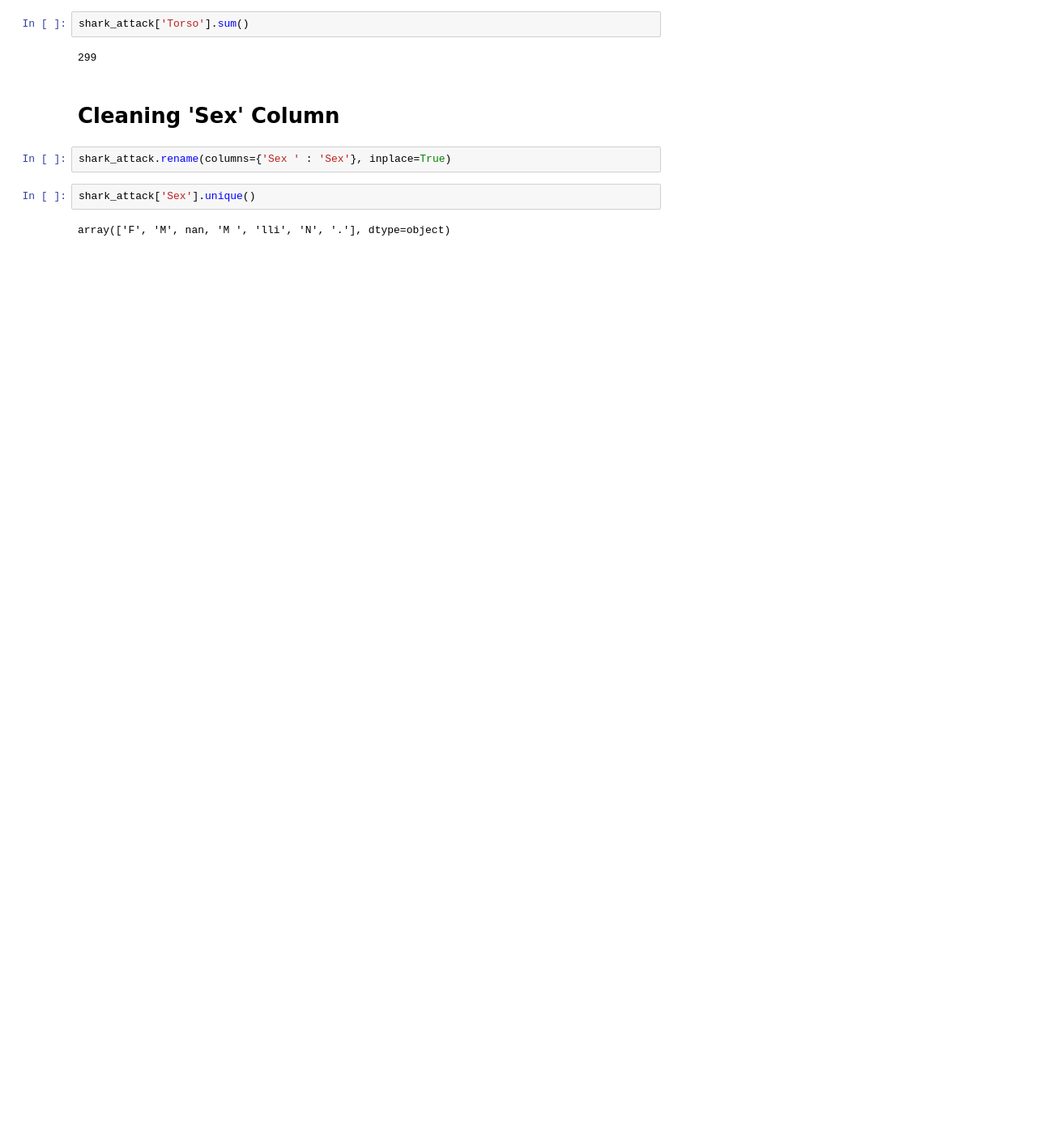
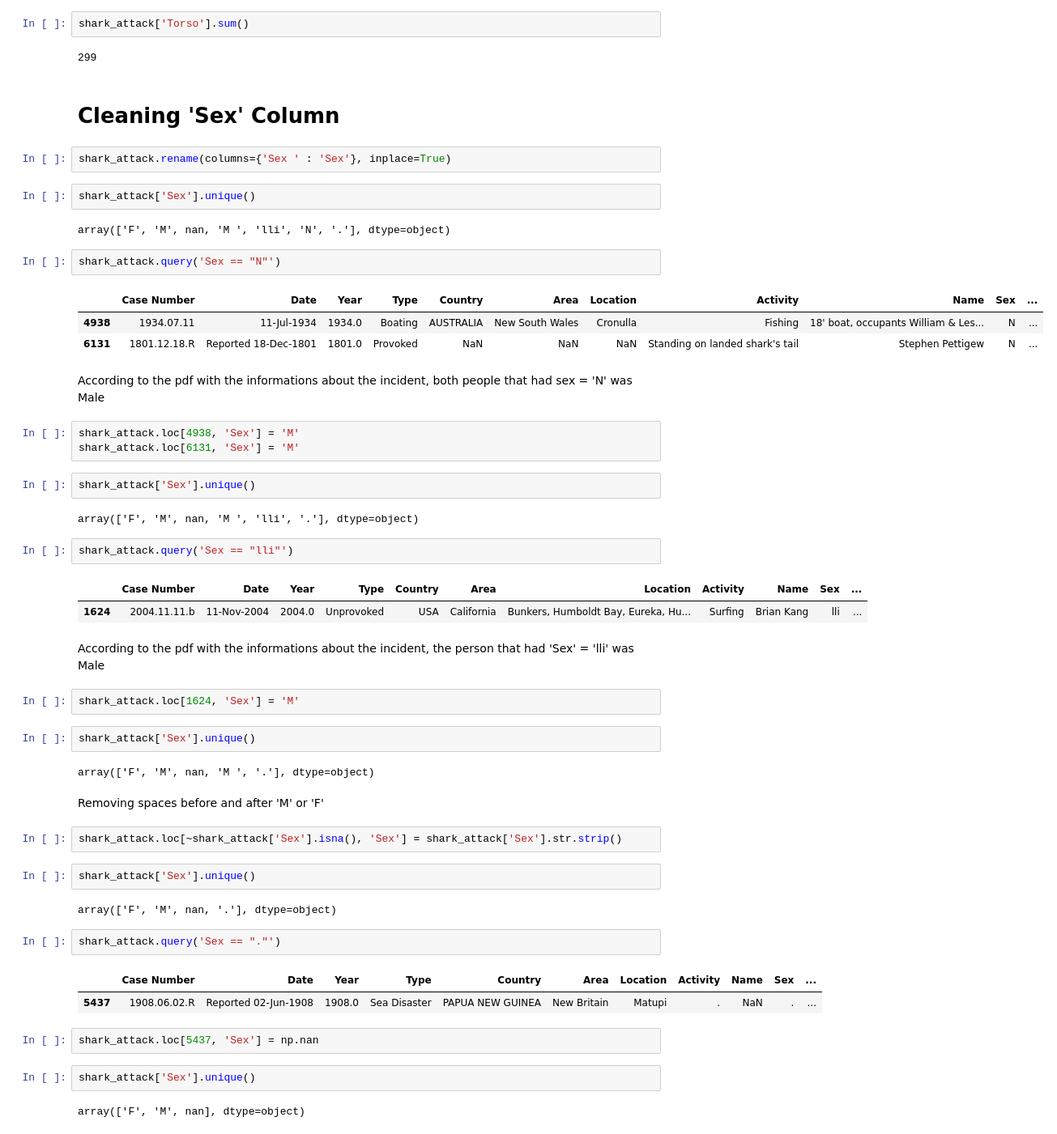
Before and after one commit to juliamoraiss/Ironhack, a Jupyter notebook: Projects/Project 2/clean dataset.ipynb, the cells around one changed output. Shown at 81% size. Drawn from its saved outputs; the diff is of its cells as text; blank space fills up the shorter version.

```diff
--- a/Projects/Project 2/clean dataset.ipynb
+++ b/Projects/Project 2/clean dataset.ipynb
@@ -106,3 +109,50 @@ shark_attack.rename(columns={'Sex ' : 'Sex'}, inplace=True)
 shark_attack['Sex'].unique()
 # %% [output]
 array(['F', 'M', nan, 'M ', 'lli', 'N', '.'], dtype=object)
+# %%
+shark_attack.query('Sex == "N"')
+# %% [output]
+|  | Case Number | Date | Year | Type | Country | Area | Location | Activity | Name | Sex | ... |
+| 4938 | 1934.07.11 | 11-Jul-1934 | 1934.0 | Boating | AUSTRALIA | New South Wales | Cronulla | Fishing | 18' boat, occupants William & Les... | N | ... |
+| 6131 | 1801.12.18.R | Reported 18-Dec-1801 | 1801.0 | Provoked | NaN | NaN | NaN | Standing on landed shark's tail | Stephen Pettigew | N | ... |
+# %% [markdown]
+According to the pdf with the informations about the incident, both people that had sex = 'N' was Male
+# %%
+shark_attack.loc[4938, 'Sex'] = 'M'
+shark_attack.loc[6131, 'Sex'] = 'M'
+# %%
+shark_attack['Sex'].unique()
+# %% [output]
+array(['F', 'M', nan, 'M ', 'lli', '.'], dtype=object)
+# %%
+shark_attack.query('Sex == "lli"')
+# %% [output]
+|  | Case Number | Date | Year | Type | Country | Area | Location | Activity | Name | Sex | ... |
+| 1624 | 2004.11.11.b | 11-Nov-2004 | 2004.0 | Unprovoked | USA | California | Bunkers, Humboldt Bay, Eureka, Hu... | Surfing | Brian Kang | lli | ... |
+# %% [markdown]
+According to the pdf with the informations about the incident, the person that had 'Sex' = 'lli' was Male
+# %%
+shark_attack.loc[1624, 'Sex'] = 'M'
+# %%
+shark_attack['Sex'].unique()
+# %% [output]
+array(['F', 'M', nan, 'M ', '.'], dtype=object)
+# %% [markdown]
+Removing spaces before and after 'M' or 'F'
+# %%
+shark_attack.loc[~shark_attack['Sex'].isna(), 'Sex'] = shark_attack['Sex'].str.strip()
+# %%
+shark_attack['Sex'].unique()
+# %% [output]
+array(['F', 'M', nan, '.'], dtype=object)
+# %%
+shark_attack.query('Sex == "."')
+# %% [output]
+|  | Case Number | Date | Year | Type | Country | Area | Location | Activity | Name | Sex | ... |
+| 5437 | 1908.06.02.R | Reported 02-Jun-1908 | 1908.0 | Sea Disaster | PAPUA NEW GUINEA | New Britain | Matupi | . | NaN | . | ... |
+# %%
+shark_attack.loc[5437, 'Sex'] = np.nan
+# %%
+shark_attack['Sex'].unique()
+# %% [output]
+array(['F', 'M', nan], dtype=object)
```
Also changed, not shown: parts of 5 cells of this notebook.
